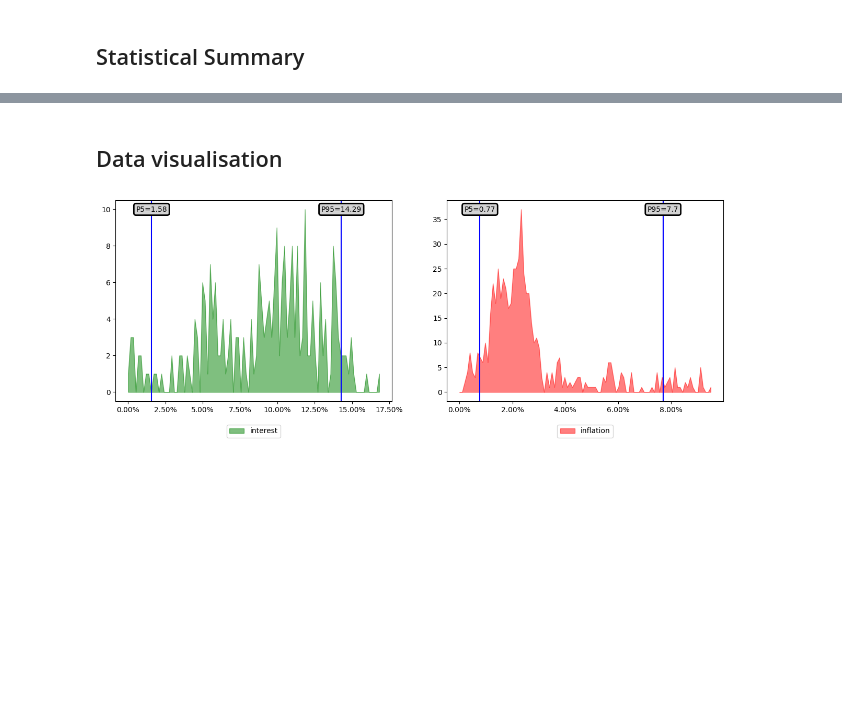
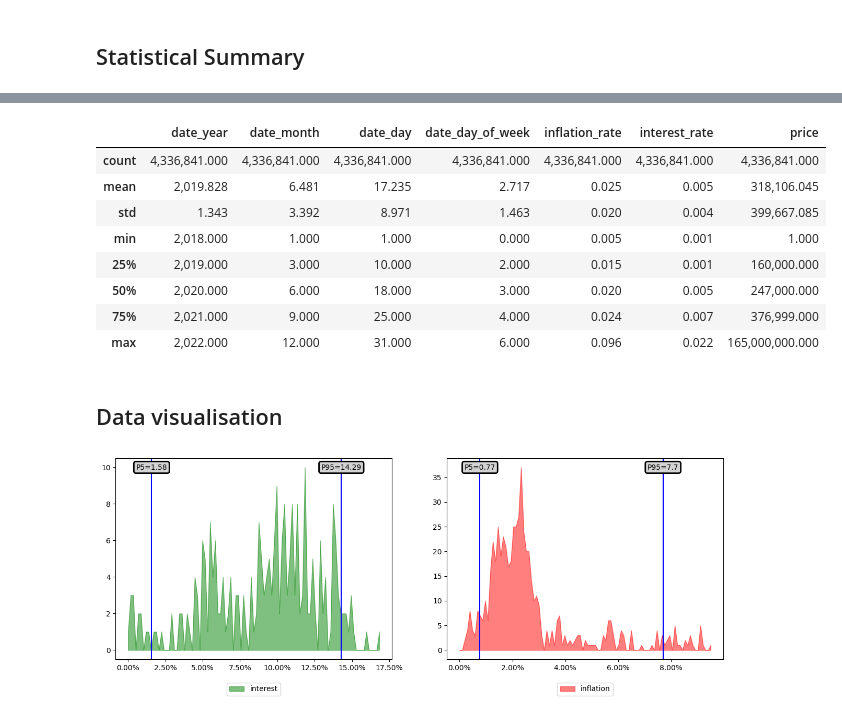
Before and after one commit to hudsonmendes/uolondon-cm3005-dsc, a Jupyter notebook: report.ipynb, the cells around one changed output, grey strips where cells are left out. Saved outputs shown, nothing was run; the diff lists cells and outputs as text; code cells hidden in the pictures; blank space fills up the shorter version.

```diff
--- a/report.ipynb
+++ b/report.ipynb
@@ -249,3 +275,15 @@ df.sample(n=5)
+# %%
+df.describe()
+# %% [output]
+|  | date_year | date_month | date_day | date_day_of_week | inflation_rate | interest_rate | price |
+| count | 4,336,841.000 | 4,336,841.000 | 4,336,841.000 | 4,336,841.000 | 4,336,841.000 | 4,336,841.000 | 4,336,841.000 |
+| mean | 2,019.828 | 6.481 | 17.235 | 2.717 | 0.025 | 0.005 | 318,106.045 |
+| std | 1.343 | 3.392 | 8.971 | 1.463 | 0.020 | 0.004 | 399,667.085 |
+| min | 2,018.000 | 1.000 | 1.000 | 0.000 | 0.005 | 0.001 | 1.000 |
+| 25% | 2,019.000 | 3.000 | 10.000 | 2.000 | 0.015 | 0.001 | 160,000.000 |
+| 50% | 2,020.000 | 6.000 | 18.000 | 3.000 | 0.020 | 0.005 | 247,000.000 |
+| 75% | 2,021.000 | 9.000 | 25.000 | 4.000 | 0.024 | 0.007 | 376,999.000 |
+| max | 2,022.000 | 12.000 | 31.000 | 6.000 | 0.096 | 0.022 | 165,000,000.000 |
 # %% [markdown]
 ## Data visualisation
 # %%
```
Also changed, not shown: parts of 18 cells of this notebook.
